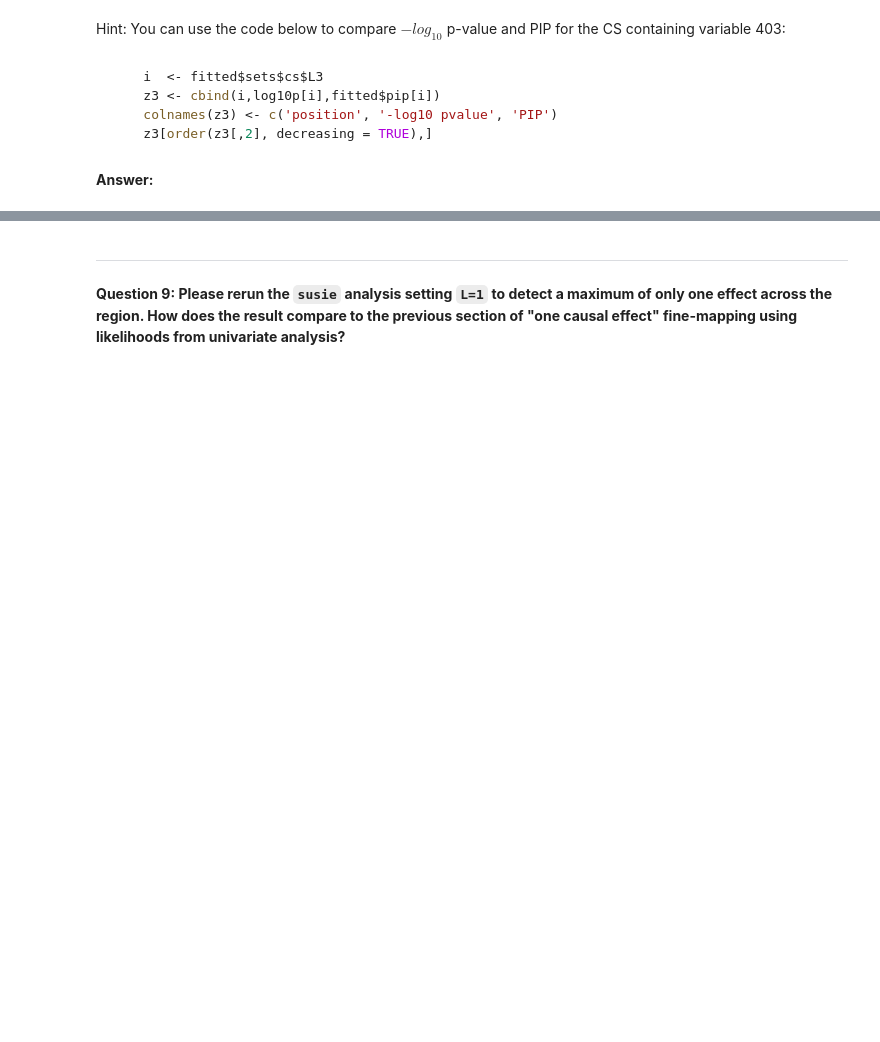
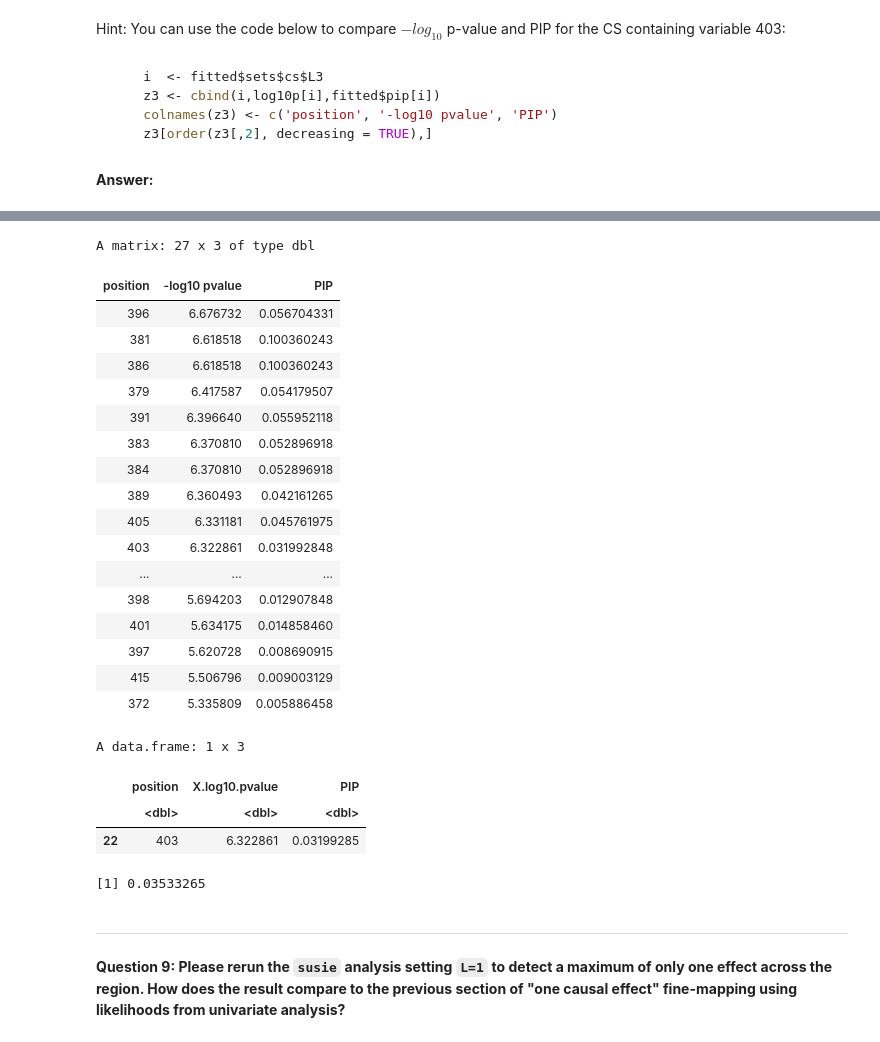
Before and after one commit to RuiDongDR/student_test_2025_spring, a Jupyter notebook: notebook/FineMapping_JingyiXu.ipynb, the cells around one changed output, grey strips where cells are left out. Cells and saved outputs as stored; diff of their text form; code cells hidden in the pictures; blank space fills up the shorter version.

```diff
--- a/notebook/FineMapping_JingyiXu.ipynb
+++ b/notebook/FineMapping_JingyiXu.ipynb
@@ -309,3 +369,35 @@ Hint: You can use the code below to compare $-log_{10}$ p-value and PIP for the
+# %%
+i  <- fitted$sets$cs$L3
+z3 <- cbind(i,log10p[i],fitted$pip[i])
+colnames(z3) <- c('position', '-log10 pvalue', 'PIP')
+z3[order(z3[,2], decreasing = TRUE),]
+z3 <- data.frame(z3)
+z3[z3$position==403,] # PIP and -log10value for the variable 403
+mean(z3$PIP, FUN = max) # Average PIP value for the variables
+# %% [output]
+A matrix: 27 x 3 of type dbl
+| position | -log10 pvalue | PIP |
+| 396 | 6.676732 | 0.056704331 |
+| 381 | 6.618518 | 0.100360243 |
+| 386 | 6.618518 | 0.100360243 |
+| 379 | 6.417587 | 0.054179507 |
+| 391 | 6.396640 | 0.055952118 |
+| 383 | 6.370810 | 0.052896918 |
+| 384 | 6.370810 | 0.052896918 |
+| 389 | 6.360493 | 0.042161265 |
+| 405 | 6.331181 | 0.045761975 |
+| 403 | 6.322861 | 0.031992848 |
+| ... | ... | ... |
+| 398 | 5.694203 | 0.012907848 |
+| 401 | 5.634175 | 0.014858460 |
+| 397 | 5.620728 | 0.008690915 |
+| 415 | 5.506796 | 0.009003129 |
+| 372 | 5.335809 | 0.005886458 |
+A data.frame: 1 x 3
+|  | position | X.log10.pvalue | PIP |
+|  | <dbl> | <dbl> | <dbl> |
+| 22 | 403 | 6.322861 | 0.03199285 |
+[1] 0.03533265
 # %% [markdown]
 ***
 # %% [markdown]
```
Also changed, not shown: parts of 13 cells of this notebook.
